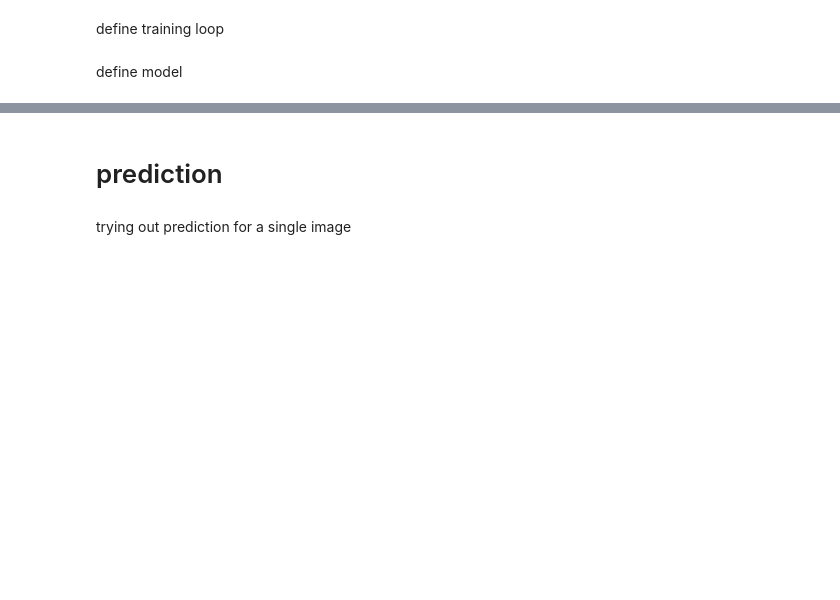
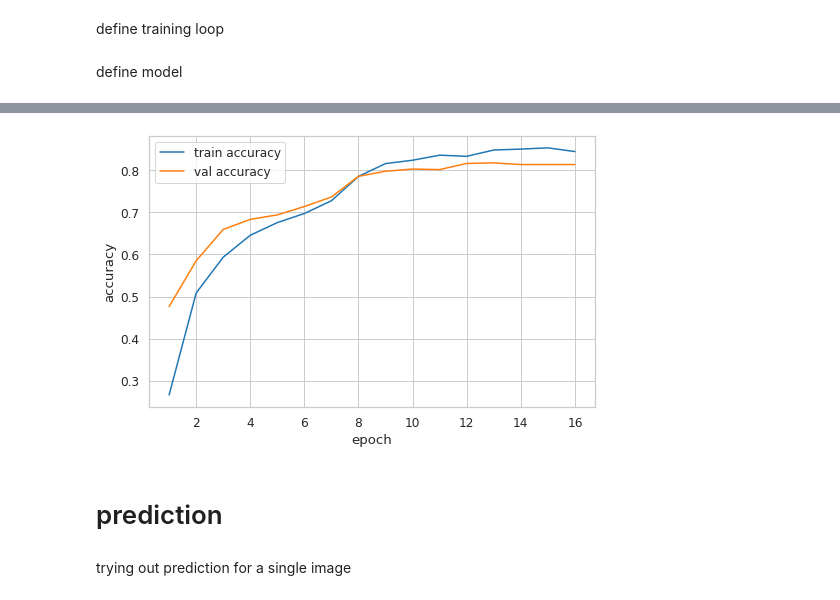
Before and after one commit to kamilabielska/paintings, a Jupyter notebook: paintings.ipynb, the cells around one changed output, grey strips where cells are left out. Drawn from its saved outputs; the diff is of its cells as text; code cells hidden in the pictures; blank space fills up the shorter version.

```diff
--- a/paintings.ipynb
+++ b/paintings.ipynb
@@ -345 +375,5 @@ Batch   400 of   423. Elapsed: 75.53 s.
+# %%
+model.plot_history('accuracy')
+# %% [output]
+[figure, added]
 # %%
```
Also changed, not shown: parts of 8 cells of this notebook.
